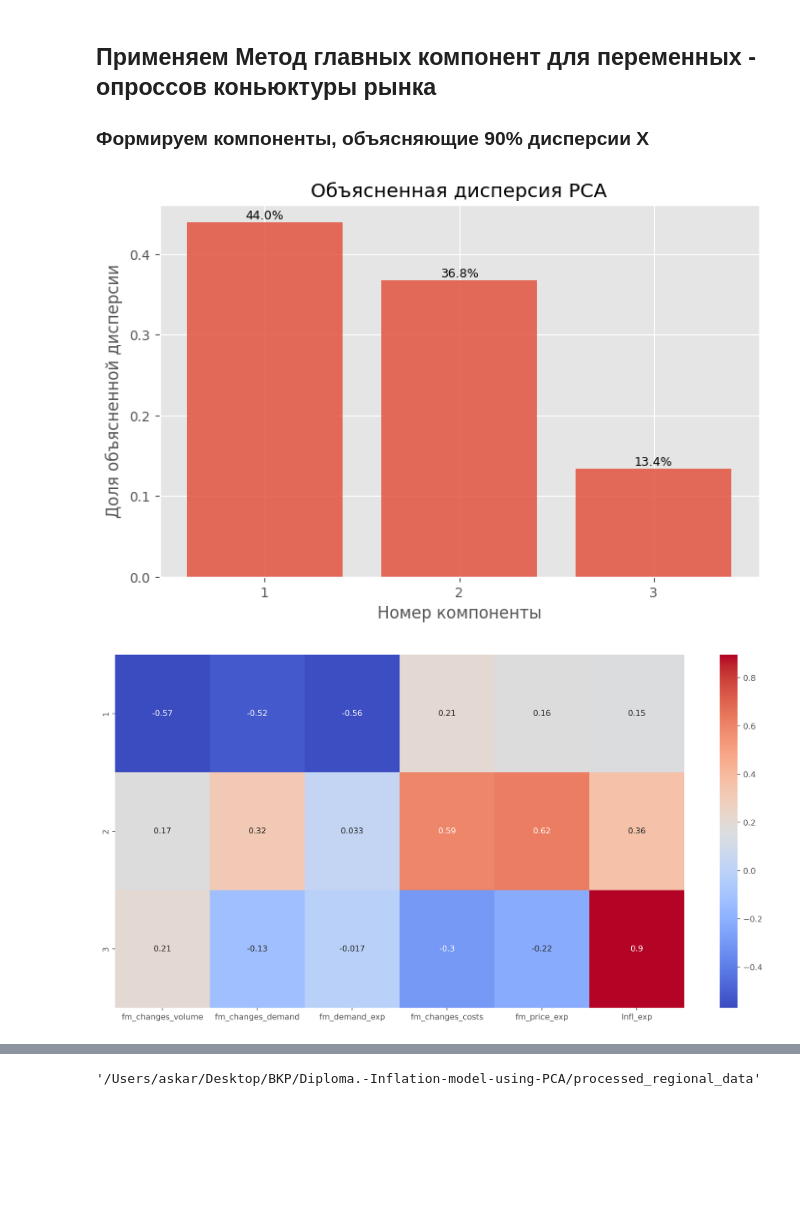
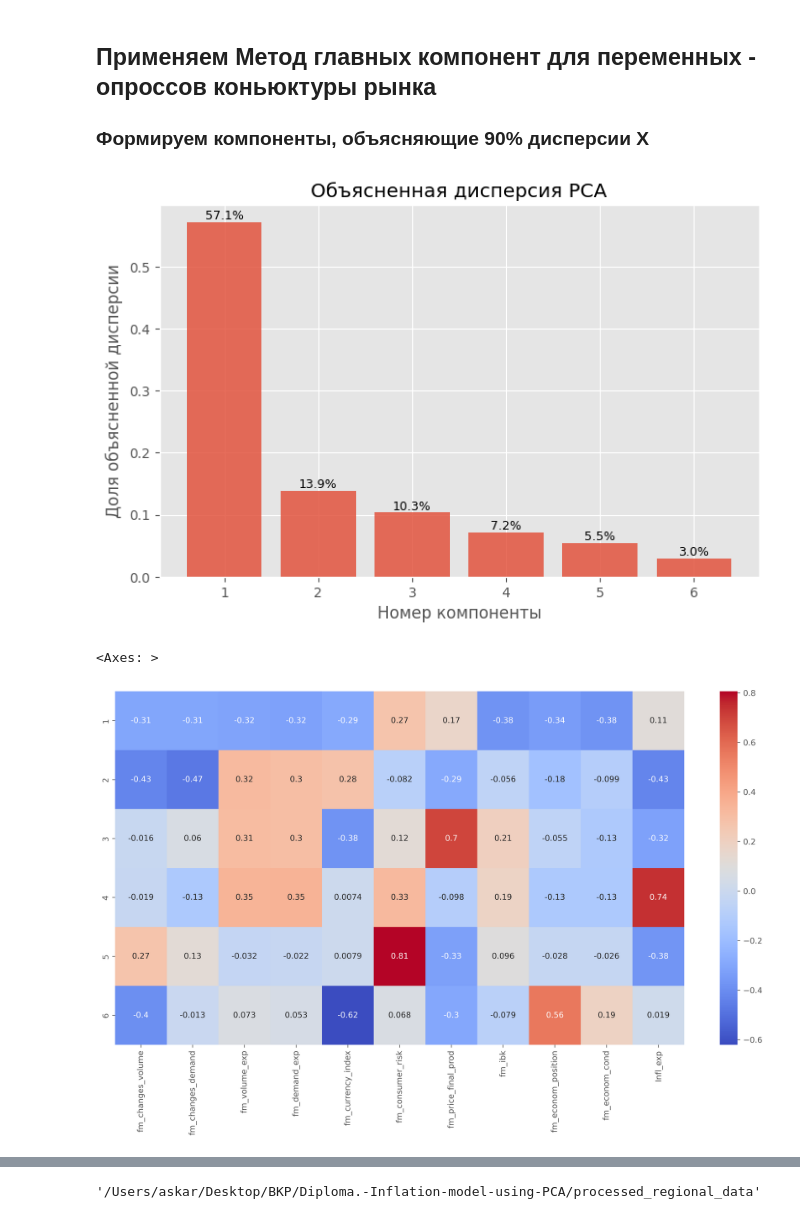
Before and after one commit to askarg/Diploma.-Inflation-model-using-PCA, a Jupyter notebook: process_data.ipynb, the cells around one changed output, grey strips where cells are left out. Drawn from its saved outputs; the diff is of its cells as text; code cells hidden in the pictures; blank space fills up the shorter version.

Commit message:
add more data

```diff
--- a/process_data.ipynb
+++ b/process_data.ipynb
@@ -92,7 +93,7 @@ df['unemp'].plot();
 
 ### Проверяем ряды на стационарность
 # %%
-# df = df.diff(1).dropna()
+df = df.diff(1).dropna()
 df = df.dropna()
 df.apply(lambda x: adfuller(x)[1] < 0.05)
 # %% [output]
@@ -124,16 +129,18 @@ df.plot(kind='line', figsize=(20, 22), subplots=True)
 
 ### Формируем компоненты, объясняющие 90% дисперсии Х
 # %%
-X_fm = df[['fm_changes_volume', 'fm_changes_demand', 'fm_demand_exp',
-           'fm_changes_costs', 'fm_price_exp', 'Infl_exp']].copy()
-X = df.drop(columns=['fm_changes_volume', 'fm_changes_demand',
-            'fm_demand_exp', 'fm_changes_costs', 'fm_price_exp', 'Infl_exp'])
+X_fm = df[['fm_changes_volume', 'fm_changes_demand', 'fm_volume_exp', 'fm_demand_exp',
+           'fm_currency_index', 'fm_consumer_risk', 'fm_price_final_prod', 'fm_ibk',
+           'fm_econom_position', 'fm_econom_cond', 'Infl_exp']].copy()
+X = df.drop(columns=['fm_changes_volume', 'fm_changes_demand', 'fm_volume_exp', 'fm_demand_exp',
+                  'fm_currency_index', 'fm_consumer_risk', 'fm_price_final_prod', 'fm_ibk',
+                  'fm_econom_position', 'fm_econom_cond', 'Infl_exp'])
 
 # Стандартизация данных
 scaler = StandardScaler()
 X_scaled = scaler.fit_transform(X_fm)
 
-pca = PCA(n_components=0.94)
+pca = PCA(n_components=0.96)
 X_pca = pca.fit_transform(X_scaled)
 
 explained_variance = pca.explained_variance_ratio_
@@ -152,17 +159,18 @@ for bar in bars:
 
 plt.xlabel('Номер компоненты')
 plt.ylabel('Доля объясненной дисперсии')
-plt.xticks(np.arange(1, 4, 1))
+plt.xticks(np.arange(1, 7, 1))
 plt.title('Объясненная дисперсия PCA')
 plt.show()
 # %% [output]
-[figure, old version]
+[figure, new version]
 # %%
 plt.figure(figsize=(16, 8), dpi=500)
-loadings_data = pd.DataFrame(loadings, columns=X_fm.columns, index=range(1, 4))
+loadings_data = pd.DataFrame(loadings, columns=X_fm.columns, index=range(1, 7))
 sb.heatmap(loadings_data, annot=True, cmap='coolwarm')
 # %% [output]
+<Axes: >
-[figure, old version]
+[figure, new version]
 # %%
 import seaborn as sns
 import pandas as pd
```
Also changed, not shown: parts of 7 cells of this notebook, 1 other file.
